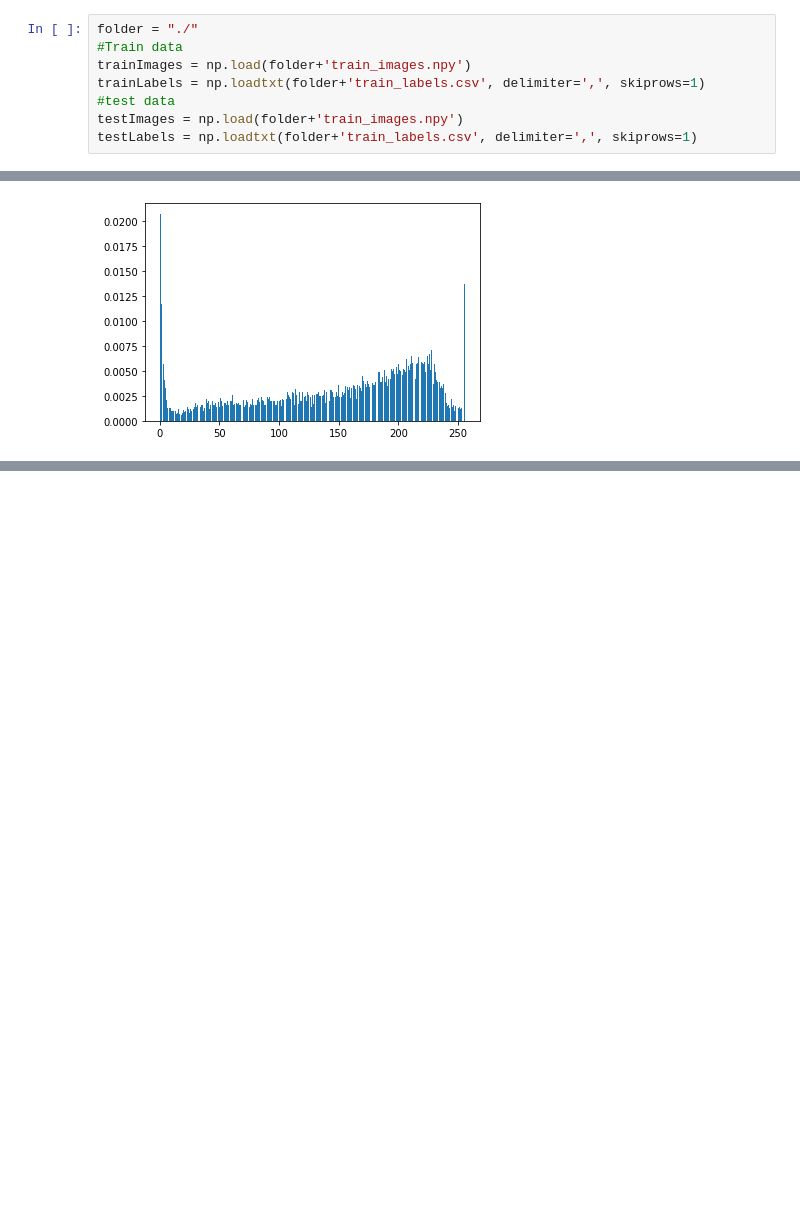
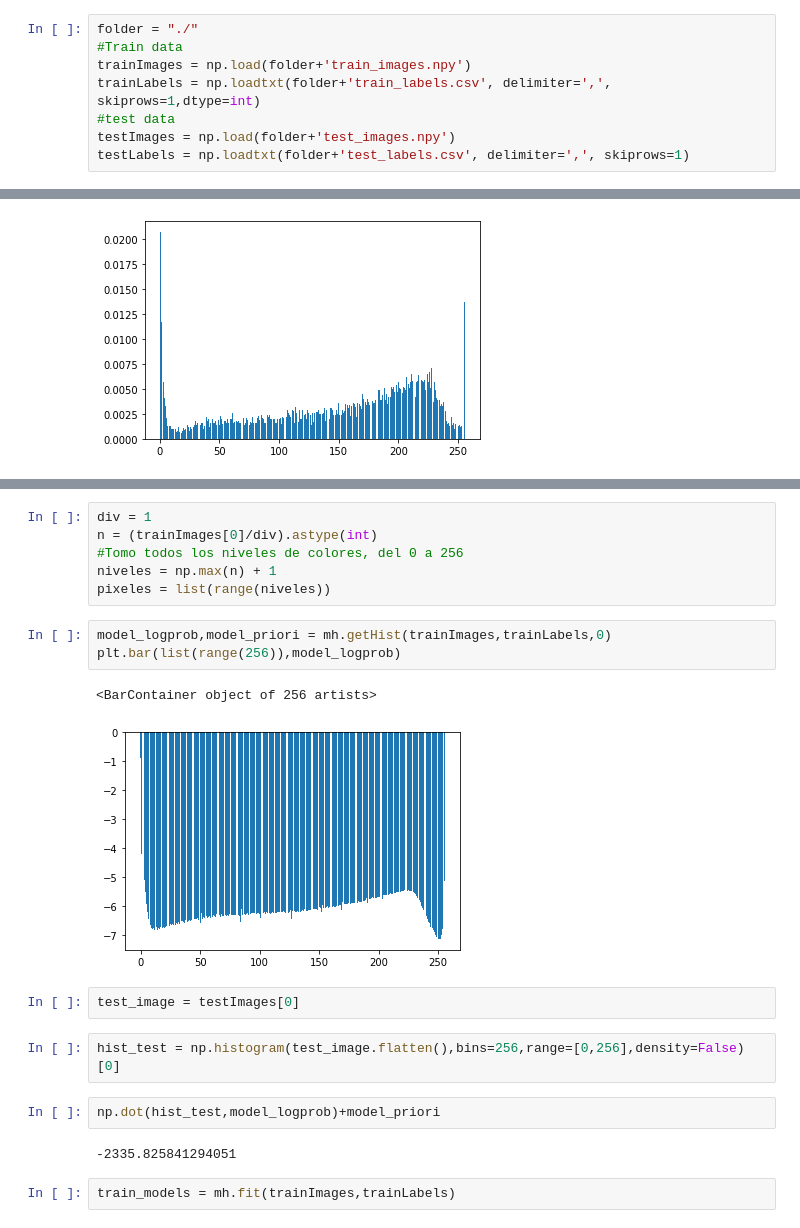
Before and after one commit to gdejesus/prueba_pae, a Jupyter notebook: 2---Intro probabilidad/1-introProbabilidad.ipynb, the cells around one changed output, grey strips where cells are left out. Drawn from its saved outputs; the diff is of its cells as text; blank space fills up the shorter version.

```diff
--- a/2---Intro probabilidad/1-introProbabilidad.ipynb
+++ b/2---Intro probabilidad/1-introProbabilidad.ipynb
@@ -60,8 +18,8 @@ def visualize_input(img, ax):
 folder = "./"
 #Train data
 trainImages = np.load(folder+'train_images.npy')
-trainLabels = np.loadtxt(folder+'train_labels.csv', delimiter=',', skiprows=1)
+trainLabels = np.loadtxt(folder+'train_labels.csv', delimiter=',', skiprows=1,dtype=int)
 #test data
-testImages = np.load(folder+'train_images.npy')
-testLabels = np.loadtxt(folder+'train_labels.csv', delimiter=',', skiprows=1)
+testImages = np.load(folder+'test_images.npy')
+testLabels = np.loadtxt(folder+'test_labels.csv', delimiter=',', skiprows=1)
 # %%
@@ -231,0 +228,22 @@ plt.show()
+# %%
+div = 1
+n = (trainImages[0]/div).astype(int)
+#Tomo todos los niveles de colores, del 0 a 256
+niveles = np.max(n) + 1
+pixeles = list(range(niveles))
+# %%
+model_logprob,model_priori = mh.getHist(trainImages,trainLabels,0)
+plt.bar(list(range(256)),model_logprob)
+# %% [output]
+<BarContainer object of 256 artists>
+[figure, added]
+# %%
+test_image = testImages[0]
+# %%
+hist_test = np.histogram(test_image.flatten(),bins=256,range=[0,256],density=False)[0]
+# %%
+np.dot(hist_test,model_logprob)+model_priori
+# %% [output]
+-2335.825841294051
+# %%
+train_models = mh.fit(trainImages,trainLabels)
```
Also changed, not shown: parts of 20 cells of this notebook, 1 other file.
